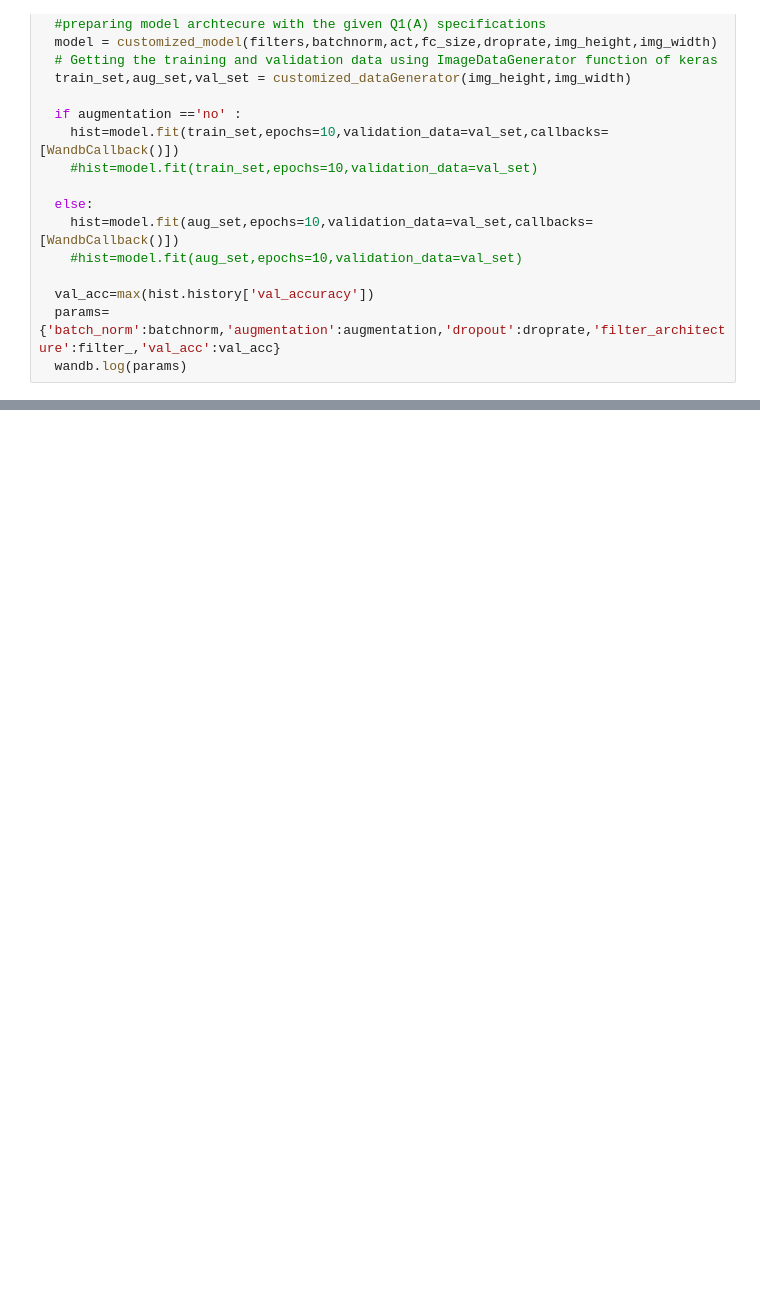
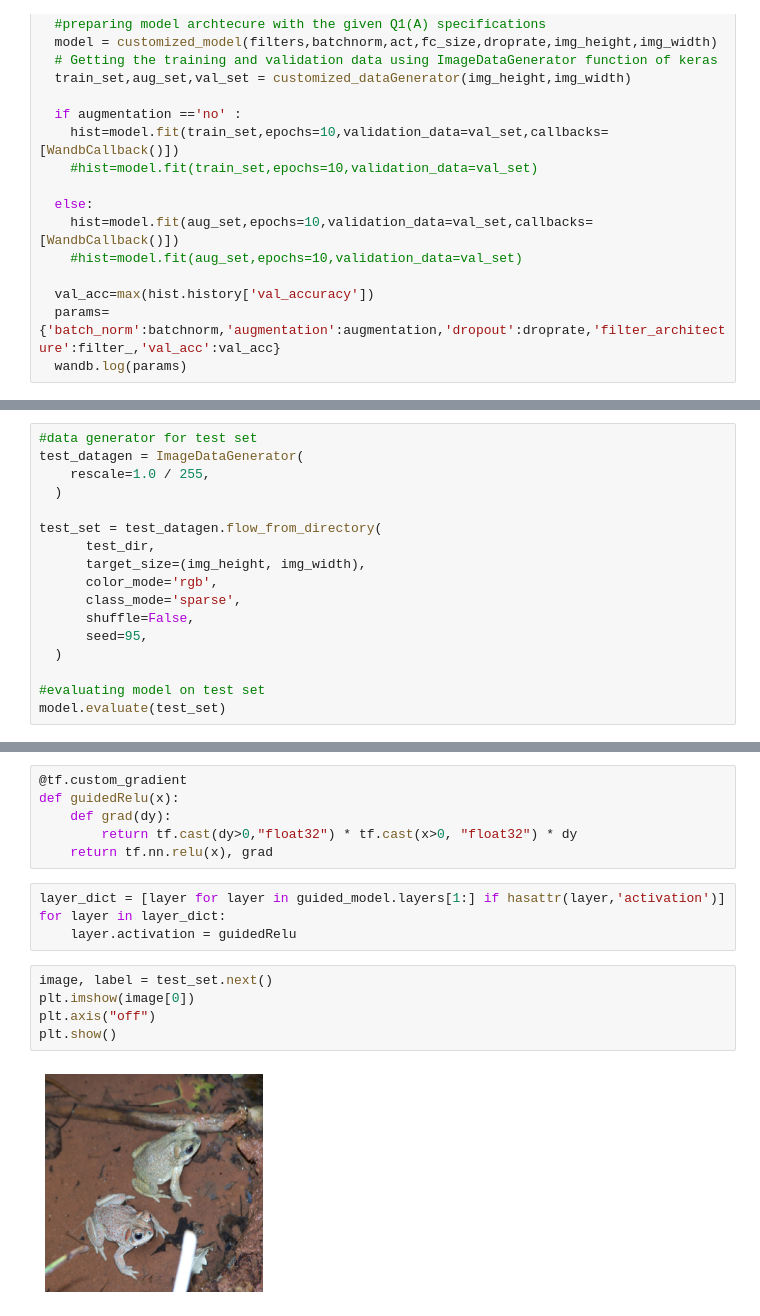
Before and after one commit to rashmi05pathak/CS6910_Assignment_2, a Jupyter notebook: EE20S051_Assignment2A.ipynb, the cells around one changed output, grey strips where cells are left out. Saved outputs shown, nothing was run; the diff lists cells and outputs as text; blank space fills up the shorter version.

Commit message:
Adding the guided backpropogation code

```diff
--- a/EE20S051_Assignment2A.ipynb
+++ b/EE20S051_Assignment2A.ipynb
@@ -336,0 +376,17 @@ model.summary()
+# %%
+#data generator for test set
+test_datagen = ImageDataGenerator(
+    rescale=1.0 / 255,
+  )
+
+test_set = test_datagen.flow_from_directory(
+      test_dir,
+      target_size=(img_height, img_width),
+      color_mode='rgb',
+      class_mode='sparse',
+      shuffle=False,
+      seed=95,
+  )
+
+#evaluating model on test set
+model.evaluate(test_set)
@@ -336,0 +497,17 @@ model.summary()
+# %%
+@tf.custom_gradient
+def guidedRelu(x):
+    def grad(dy):
+        return tf.cast(dy>0,"float32") * tf.cast(x>0, "float32") * dy
+    return tf.nn.relu(x), grad
+# %%
+layer_dict = [layer for layer in guided_model.layers[1:] if hasattr(layer,'activation')]
+for layer in layer_dict:
+    layer.activation = guidedRelu
+# %%
+image, label = test_set.next()
+plt.imshow(image[0])
+plt.axis("off")
+plt.show()
+# %% [output]
+[figure, added]
```
Also changed, not shown: parts of 21 cells of this notebook.
